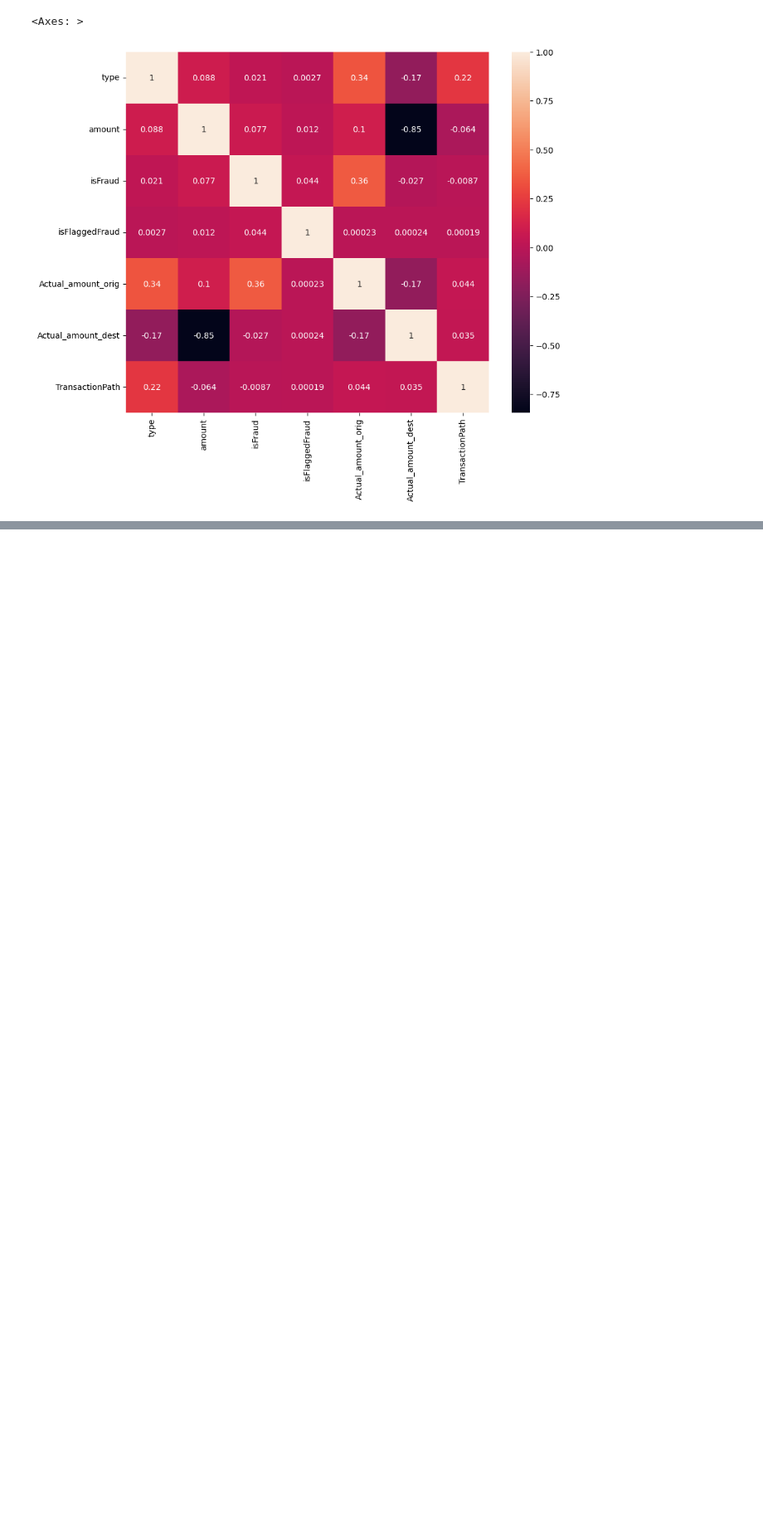
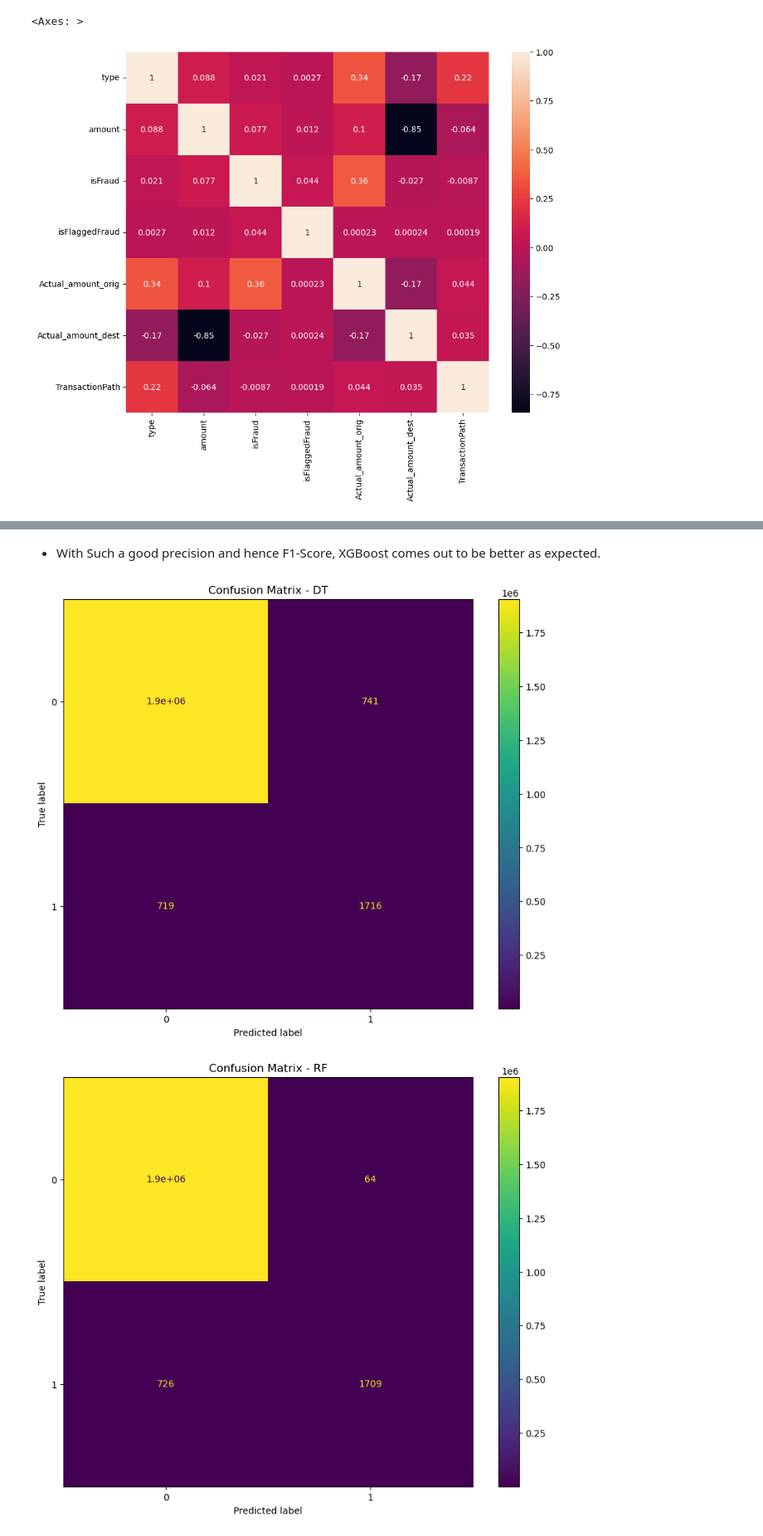
Before and after one commit to Ankush511/Fraudlent-Transactions-Prediction, a Jupyter notebook: Fraudlent Transactions.ipynb, the cells around one changed output, grey strips where cells are left out. Shown at 83% size. Cells and saved outputs as stored; diff of their text form; code cells hidden in the pictures; blank space fills up the shorter version.

```diff
--- a/Fraudlent Transactions.ipynb
+++ b/Fraudlent Transactions.ipynb
@@ -277,0 +413,22 @@ sns.heatmap(corr,annot=True)
+# %%
+# confusion matrix - DT
+
+confusion_matrix_dt = confusion_matrix(Y_test, Y_pred_dt.round())
+print("Confusion Matrix - Decision Tree")
+print(confusion_matrix_dt,)
+
+print("----------------------------------------------------------------------------------------")
+
+# confusion matrix - RF
+
+confusion_matrix_rf = confusion_matrix(Y_test, Y_pred_rf.round())
+print("Confusion Matrix - Random Forest")
+print(confusion_matrix_rf)
+
+print("----------------------------------------------------------------------------------------")
+
+# confusion matrix - XGB
+
+confusion_matrix_xgb = confusion_matrix(Y_test, Y_pred_xgb.round())
+print('Confusion Matrix - XGBoost')
+print(confusion_matrix_xgb)
@@ -277,0 +487,24 @@ sns.heatmap(corr,annot=True)
+# %% [markdown]
+- With Such a good precision and hence F1-Score, XGBoost comes out to be better as expected.
+# %%
+# visualising confusion matrix - DT
+
+disp = ConfusionMatrixDisplay(confusion_matrix=confusion_matrix_dt)
+disp.plot()
+plt.title('Confusion Matrix - DT')
+plt.show()
+
+# visualising confusion matrix - RF
+disp = ConfusionMatrixDisplay(confusion_matrix=confusion_matrix_rf)
+disp.plot()
+plt.title('Confusion Matrix - RF')
+plt.show()
+
+# visualising confusion matrix - XGB
+disp = ConfusionMatrixDisplay(confusion_matrix=confusion_matrix_xgb)
+disp.plot()
+plt.title('Confusion Matrix - XGB')
+plt.show()
+# %% [output]
+[figure, added]
+[figure, added]
```
Also changed, not shown: parts of 37 cells of this notebook.
